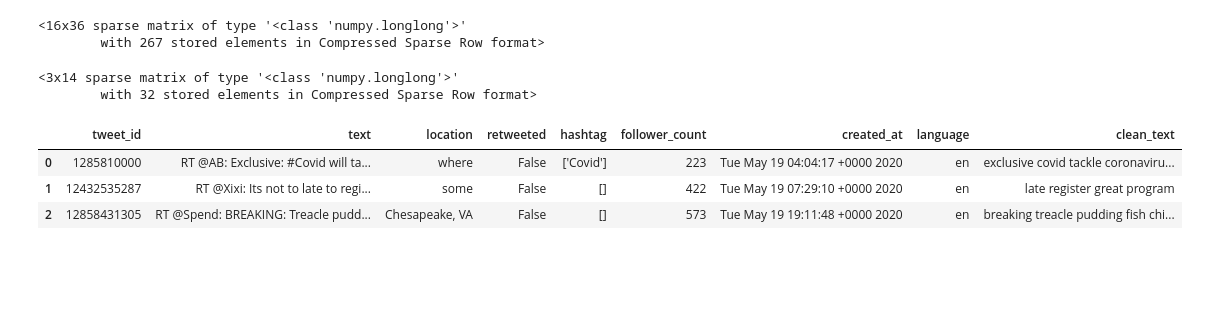
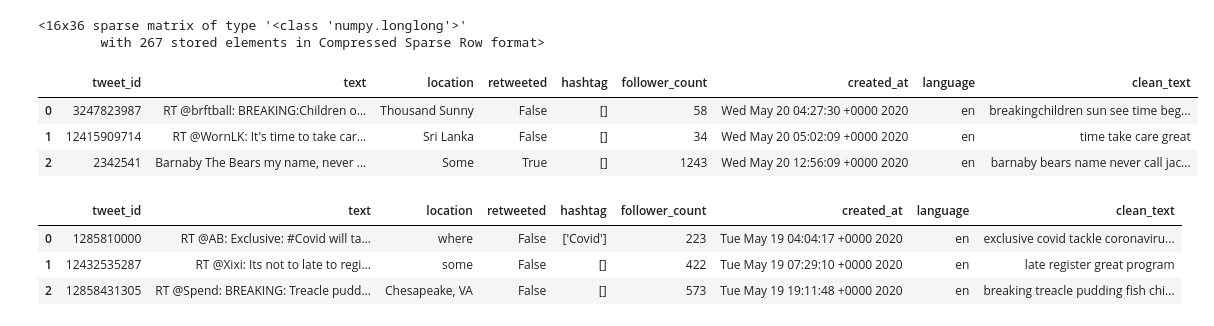
Before and after one commit to yunlintang/DSC180B-Project, a Jupyter notebook: SVC.ipynb, the cells around one changed output. Drawn from its saved outputs; the diff is of its cells as text; code cells hidden in the pictures; blank space fills up the shorter version.

Commit message:
add test data

```diff
--- a/SVC.ipynb
+++ b/SVC.ipynb
@@ -236,11 +236,13 @@ padding(df['text'].apply(tokenize))
 <16x36 sparse matrix of type '<class 'numpy.longlong'>'
         with 267 stored elements in Compressed Sparse Row format>
 # %%
-df = pd.read_csv('data/interim/2020-05-19-clean.csv')
-padding(df['clean_text'].apply(tokenize))
+df = pd.read_csv('data/interim/2020-05-20-clean.csv')
+df
 # %% [output]
-<3x14 sparse matrix of type '<class 'numpy.longlong'>'
-        with 32 stored elements in Compressed Sparse Row format>
+|  | tweet_id | text | location | retweeted | hashtag | follower_count | created_at | language | clean_text |
+| 0 | 3247823987 | RT @brftball: BREAKING:Children o... | Thousand Sunny | False | [] | 58 | Wed May 20 04:27:30 +0000 2020 | en | breakingchildren sun see time beg... |
+| 1 | 12415909714 | RT @WornLK: It's time to take car... | Sri Lanka | False | [] | 34 | Wed May 20 05:02:09 +0000 2020 | en | time take care great |
+| 2 | 2342541 | Barnaby The Bears my name, never ... | Some | True | [] | 1243 | Wed May 20 12:56:09 +0000 2020 | en | barnaby bears name never call jac... |
 # %%
 df
 # %% [output]
```
Also changed, not shown: 5 other files.
